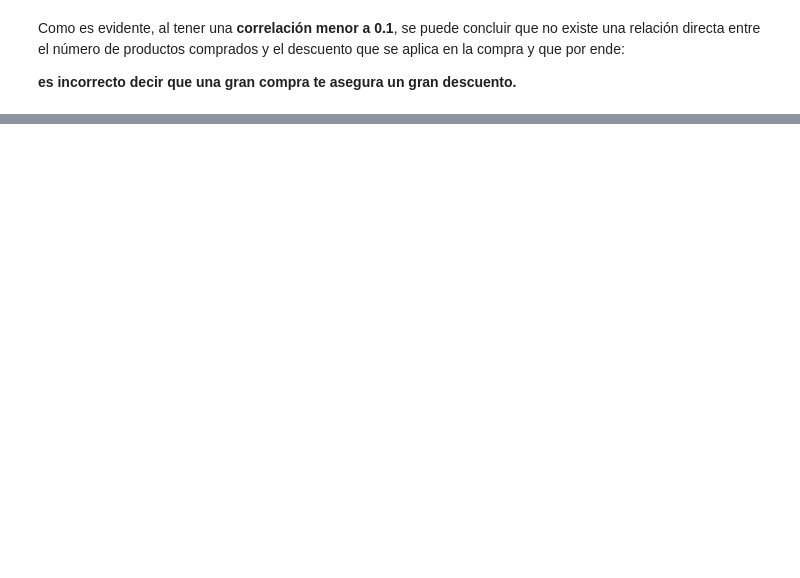
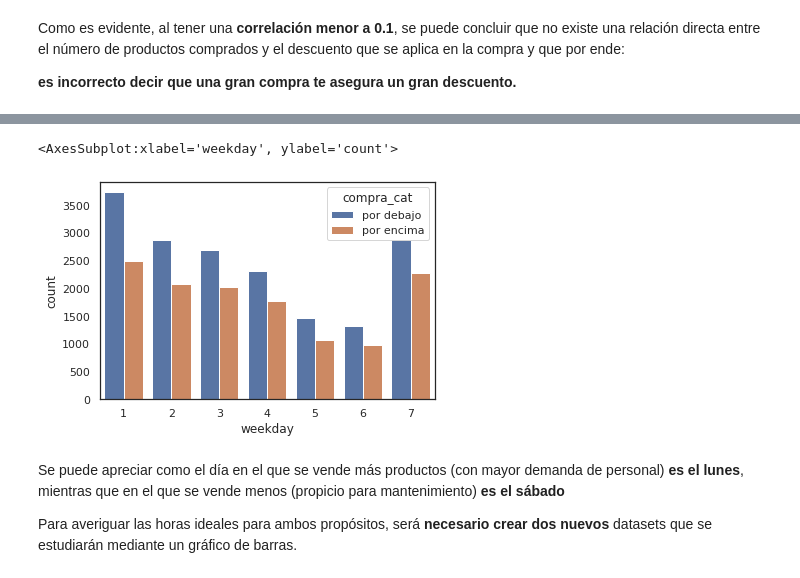
Before and after one commit to AndyPandy8/Semana-Tec, a Jupyter notebook: actividadEvaluada.ipynb, the cells around one changed output, grey strips where cells are left out. Cells and saved outputs as stored; diff of their text form; code cells hidden in the pictures; blank space fills up the shorter version.

```diff
--- a/actividadEvaluada.ipynb
+++ b/actividadEvaluada.ipynb
@@ -61,0 +89,9 @@ Como es evidente, al tener una **correlación menor a 0.1**, se puede concluir q
+# %%
+sns.countplot(data=df, x="weekday", hue='compra_cat')
+# %% [output]
+<AxesSubplot:xlabel='weekday', ylabel='count'>
+[figure, added]
+# %% [markdown]
+Se puede apreciar como el día en el que se vende más productos (con mayor demanda de personal) **es el lunes**, mientras que en el que se vende menos (propicio para mantenimiento) **es el sábado**
+
+Para averiguar las horas ideales para ambos propósitos, será **necesario crear dos nuevos** datasets que se estudiarán mediante un gráfico de barras.
```
Also changed, not shown: parts of 12 cells of this notebook.
